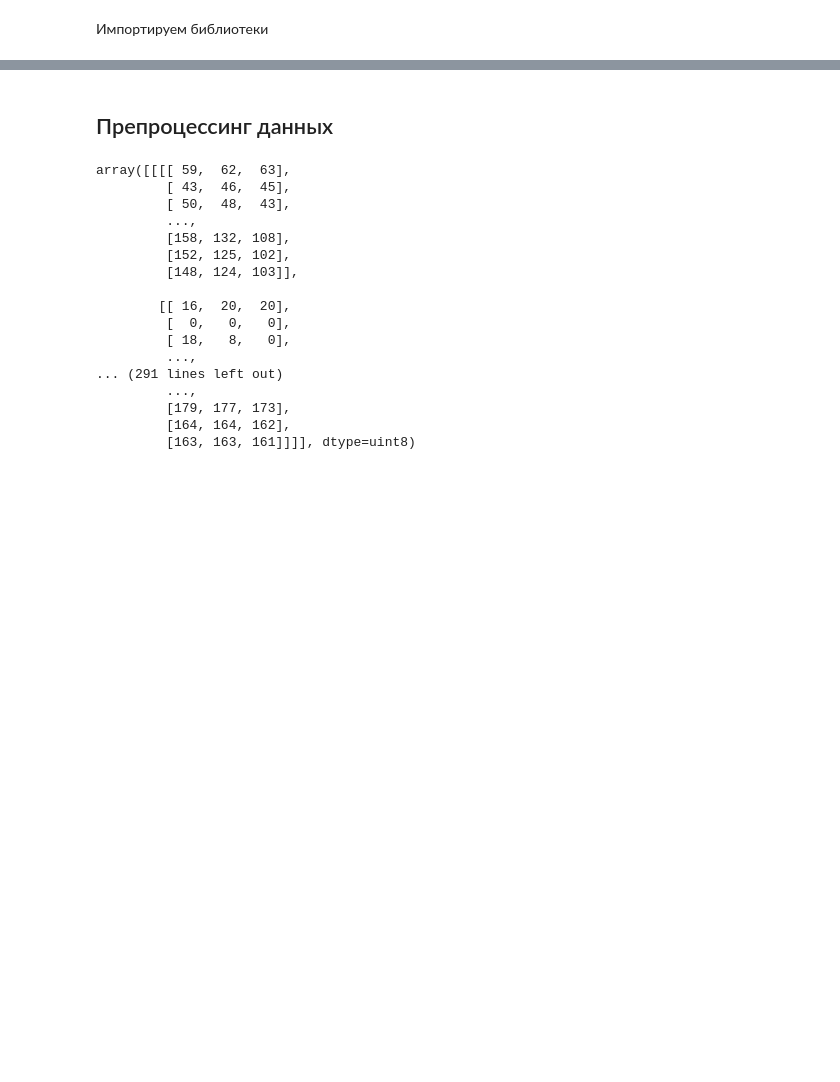
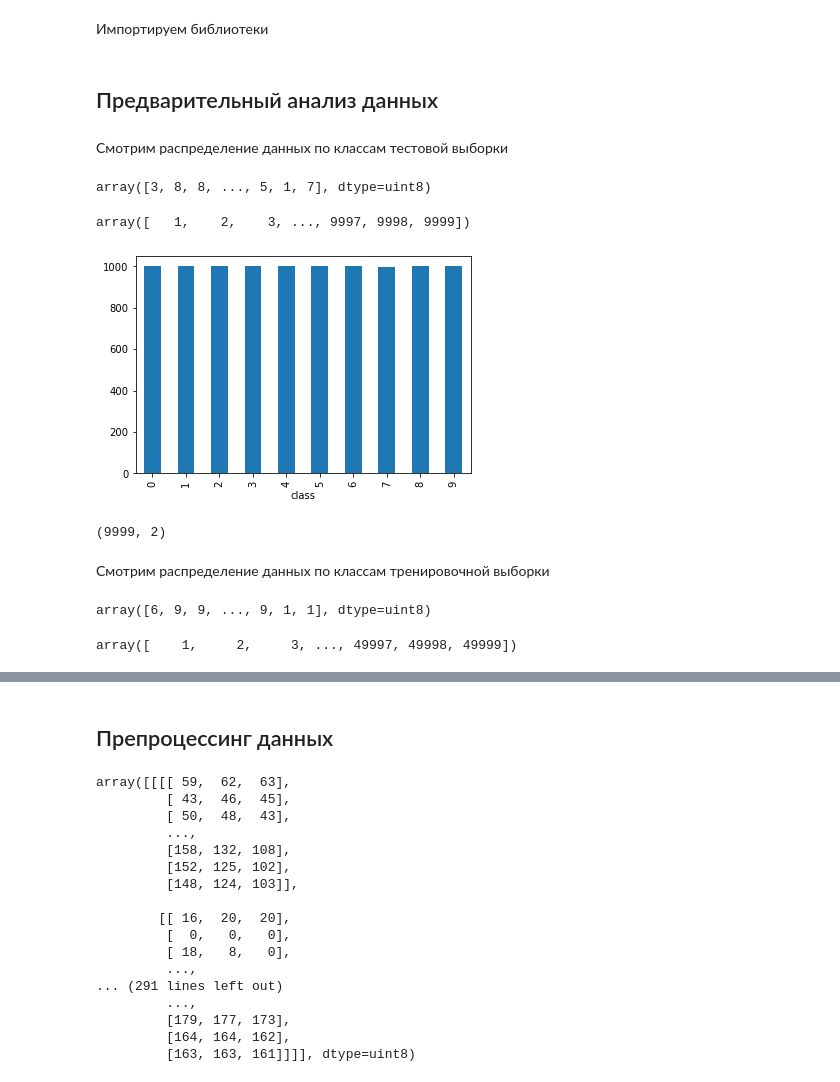
Before and after one commit to GeorgiyDemo/CoursepaperCifar10, a Jupyter notebook: MAIN.ipynb, the cells around one changed output, grey strips where cells are left out. Saved outputs shown, nothing was run; the diff lists cells and outputs as text; code cells hidden in the pictures; blank space fills up the shorter version.

```diff
--- a/MAIN.ipynb
+++ b/MAIN.ipynb
@@ -12,0 +17,36 @@ from sklearn import metrics
+# %% [markdown]
+## Предварительный анализ данных
+# %% [markdown]
+Смотрим распределение данных по классам тестовой выборки
+# %%
+test_class_arr = y_test.reshape(-1)
+test_class_arr
+# %% [output]
+array([3, 8, 8, ..., 5, 1, 7], dtype=uint8)
+# %%
+test_index_arr = np.array(range(1,test_class_arr.shape[0]))
+test_index_arr
+# %% [output]
+array([   1,    2,    3, ..., 9997, 9998, 9999])
+# %%
+df_test = pd.DataFrame(list(zip(test_index_arr, test_class_arr)), columns =['index', 'class'])
+df_test.groupby("class")["index"].count().plot(kind="bar")
+plt.savefig('./img/test.png', bbox_inches='tight')
+# %% [output]
+[figure, added]
+# %%
+df_test.shape
+# %% [output]
+(9999, 2)
+# %% [markdown]
+Смотрим распределение данных по классам тренировочной выборки
+# %%
+train_class_arr = y_train.reshape(-1)
+train_class_arr
+# %% [output]
+array([6, 9, 9, ..., 9, 1, 1], dtype=uint8)
+# %%
+train_index_arr = np.array(range(1,train_class_arr.shape[0]))
+train_index_arr
+# %% [output]
+array([    1,     2,     3, ..., 49997, 49998, 49999])
```
Also changed, not shown: parts of 6 cells of this notebook, 2 other files.
